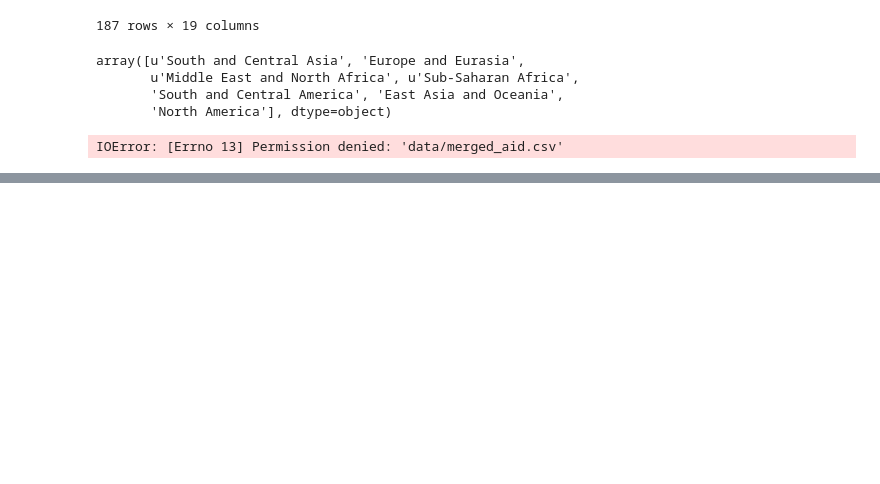
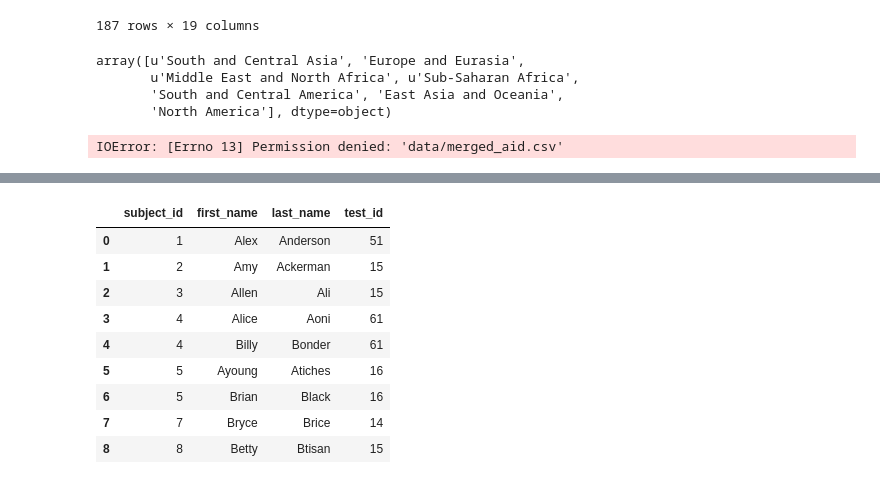
Before and after one commit to ds-proto/ds-proto.github.io, a Jupyter notebook: US_aid.ipynb, the cells around one changed output, grey strips where cells are left out. Cells and saved outputs as stored; diff of their text form; code cells hidden in the pictures; blank space fills up the shorter version.

```diff
--- a/US_aid.ipynb
+++ b/US_aid.ipynb
@@ -438,0 +474,7 @@ IOError: [Errno 13] Permission denied: 'data/merged_aid.csv'
+# %%
+raw_data = {
+        'subject_id': ['1', '2', '3', '4', '5'],
+        'first_name': ['Alex ', 'Amy ', 'Allen ', 'Alice ', 'Ayoung '],
+        'last_name': ['Anderson', 'Ackerman', 'Ali', 'Aoni', 'Atiches']}
+df_a = pd.DataFrame(raw_data, columns = ['subject_id', 'first_name', 'last_name'])
+df_a
@@ -438,0 +502,7 @@ IOError: [Errno 13] Permission denied: 'data/merged_aid.csv'
+# %%
+raw_data = {
+        'subject_id': ['4', '5', '6', '7', '8'],
+        'first_name': ['Billy', 'Brian', 'Bran', 'Bryce', 'Betty'],
+        'last_name': ['Bonder', 'Black', 'Balwner', 'Brice', 'Btisan']}
+df_b = pd.DataFrame(raw_data, columns = ['subject_id', 'first_name', 'last_name'])
+df_b
@@ -439,3 +516,21 @@ IOError: [Errno 13] Permission denied: 'data/merged_aid.csv'
+# %%
+raw_data = {
+        'subject_id': ['1', '2', '3', '4', '5', '7', '8', '9', '10', '11'],
+        'test_id': [51, 15, 15, 61, 16, 14, 15, 1, 61, 16]}
+df_n = pd.DataFrame(raw_data, columns = ['subject_id','test_id'])
+df_new = pd.concat([df_a, df_b])
+pd.merge(df_new, df_n, on='subject_id')
+# %% [output]
+|  | subject_id | first_name | last_name | test_id |
+| 0 | 1 | Alex | Anderson | 51 |
+| 1 | 2 | Amy | Ackerman | 15 |
+| 2 | 3 | Allen | Ali | 15 |
+| 3 | 4 | Alice | Aoni | 61 |
+| 4 | 4 | Billy | Bonder | 61 |
+| 5 | 5 | Ayoung | Atiches | 16 |
+| 6 | 5 | Brian | Black | 16 |
+| 7 | 7 | Bryce | Brice | 14 |
+| 8 | 8 | Betty | Btisan | 15 |
 # %%
 sns.jointplot(kind='reg',x="2014 Economic Growth", y="2013 GNI per Capita", data=foreign_aid)
 # %%
```
Also changed, not shown: parts of 9 cells of this notebook, 5 other files.
